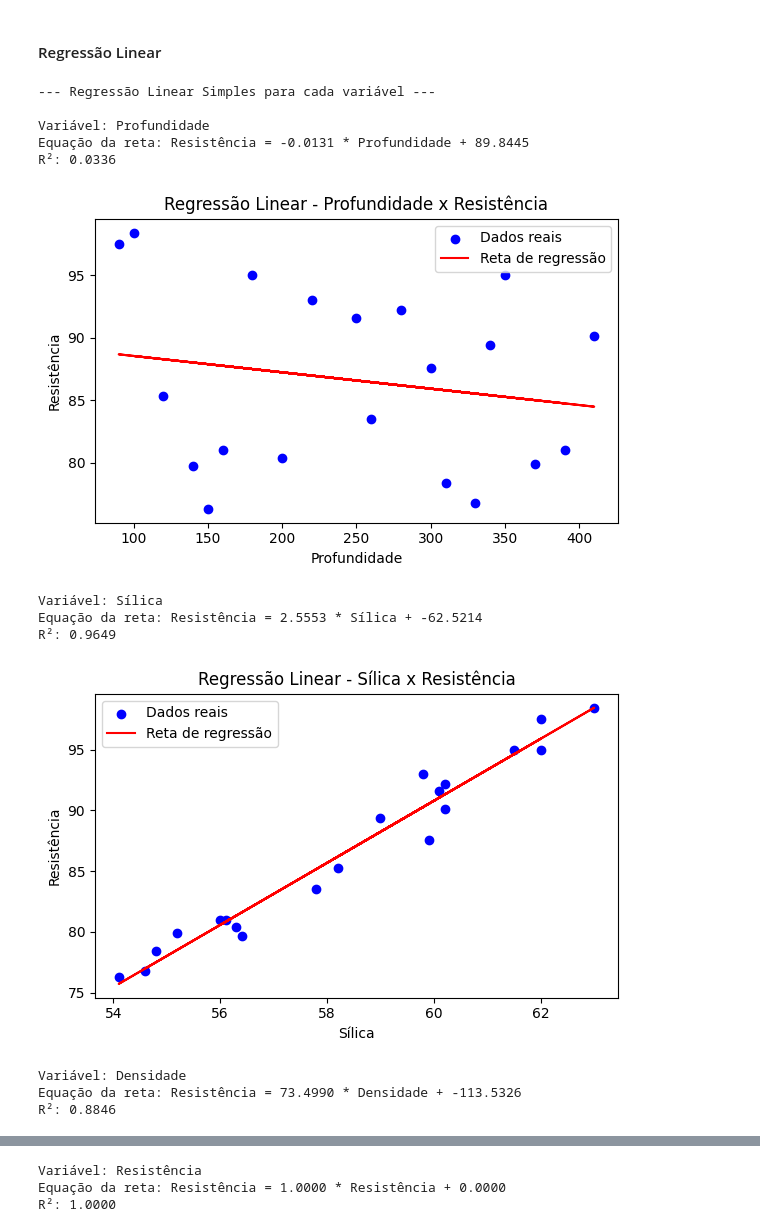
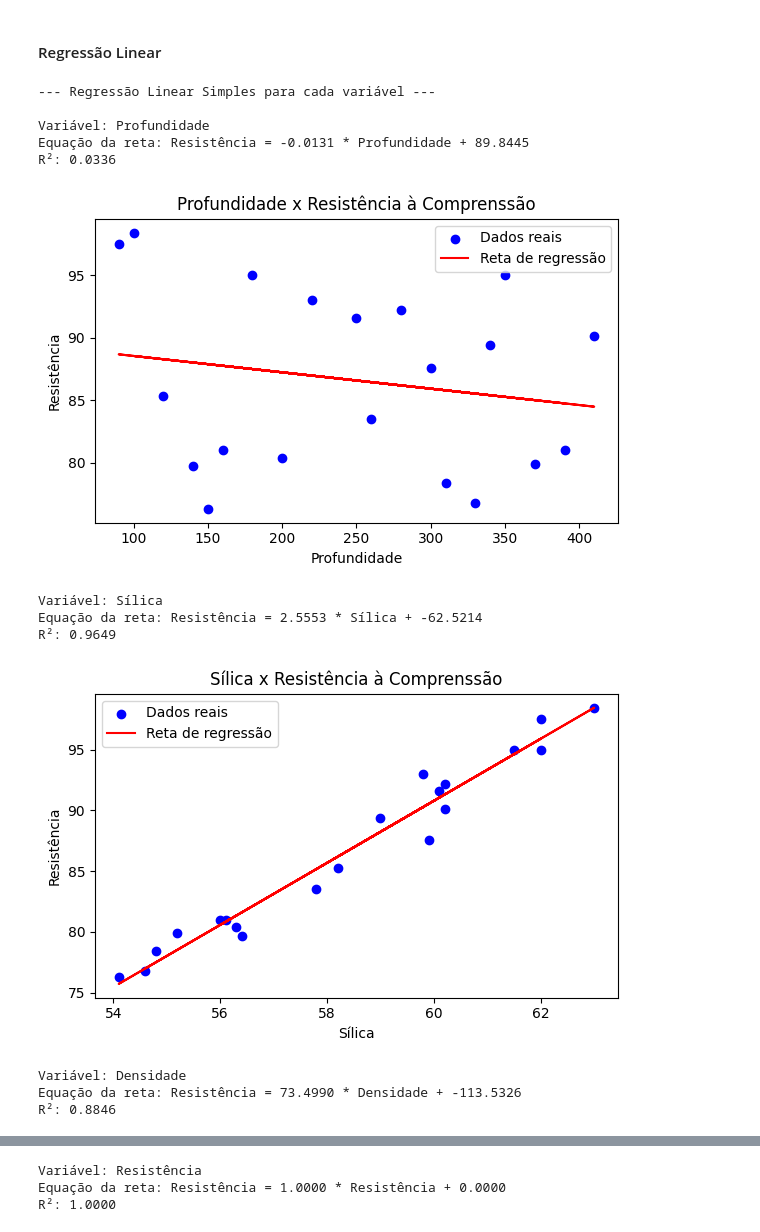
Before and after one commit to brunalobo/trabalho-estatistica, a Jupyter notebook: exercicio-estatistica.ipynb, the cells around one changed output, grey strips where cells are left out. Cells and saved outputs as stored; diff of their text form; code cells hidden in the pictures.

```diff
--- a/exercicio-estatistica.ipynb
+++ b/exercicio-estatistica.ipynb
@@ -171,39 +171,39 @@ for var in variaveis_explicativas:
 
     # Criando o modelo
     modelo = LinearRegression()
     modelo.fit(X, y)
 
     # Parâmetros para a regressão
     a = modelo.coef_[0]
     b = modelo.intercept_
     r2 = modelo.score(X, y)
 
     # Exibindo os resultados
     print(f"\nVariável: {var}")
     print(f"Equação da reta: Resistência = {a:.4f} * {var} + {b:.4f}")
     print(f"R²: {r2:.4f}")
 
     # Plotando o gráfico da regressão
     plt.figure(figsize=(6, 4))
     plt.scatter(X, y, color='blue', label='Dados reais')
     plt.plot(X, modelo.predict(X), color='red', label='Reta de regressão')
     plt.xlabel(var)
     plt.ylabel('Resistência')
-    plt.title(f'Regressão Linear - {var} x Resistência')
+    plt.title(f'{var} x Resistência à Comprenssão')
     plt.legend()
     plt.tight_layout()
     plt.show()
 # %% [output]
 --- Regressão Linear Simples para cada variável ---
 
 Variável: Profundidade
 Equação da reta: Resistência = -0.0131 * Profundidade + 89.8445
 R²: 0.0336
-[figure, old version]
+[figure, new version]
 Variável: Sílica
 Equação da reta: Resistência = 2.5553 * Sílica + -62.5214
 R²: 0.9649
-[figure, old version]
+[figure, new version]
 Variável: Densidade
 Equação da reta: Resistência = 73.4990 * Densidade + -113.5326
 R²: 0.8846
```
Also changed, not shown: parts of 1 cell of this notebook.
